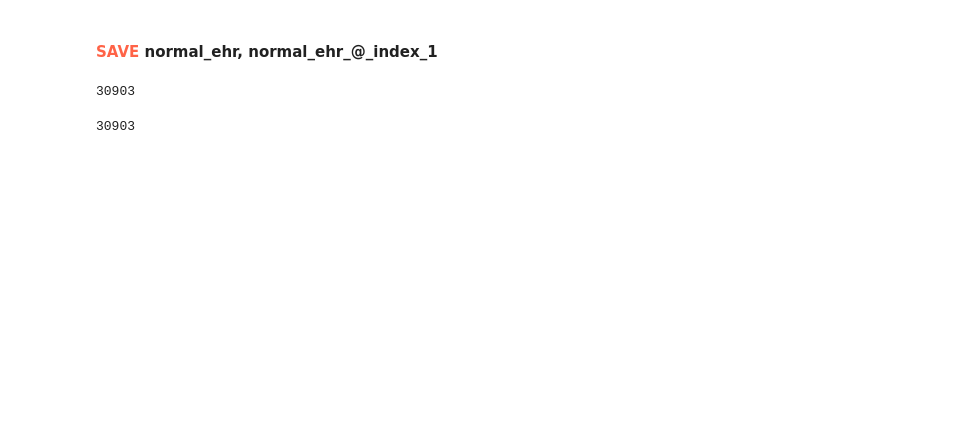
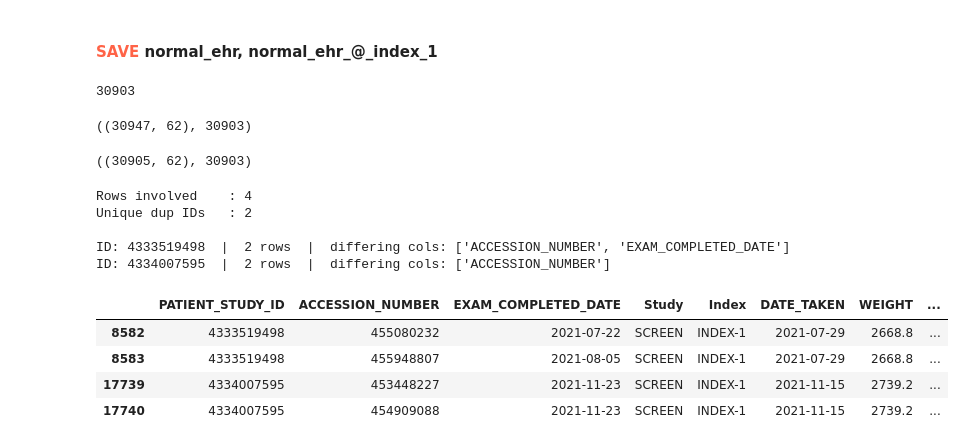
Before and after one commit to tracy01014/MO-DBT-data-curation, a Jupyter notebook: Code/normal_candidate_metadata.ipynb, the cells around one changed output. Drawn from its saved outputs; the diff is of its cells as text; code cells hidden in the pictures; blank space fills up the shorter version.

```diff
--- a/Code/normal_candidate_metadata.ipynb
+++ b/Code/normal_candidate_metadata.ipynb
@@ -179,3 +179,5 @@ df_patient_visit_ehr
+# %%
+df_patient_visit_ehr.sort_values(['PATIENT_STUDY_ID', 'EXAM_COMPLETED_DATE', 'ACCESSION_NUMBER'], ignore_index=True, inplace=True)
 # %% [markdown]
 #### <span style="color:#FF6347;">**SAVE**</span> **normal_ehr, normal_ehr_@_index_1**
 # %%
@@ -187,7 +189,39 @@ df_patient_visit_ehr['PATIENT_STUDY_ID'].nunique()
 30903
 # %%
 df_patient_ehr = df_patient_visit_ehr[df_patient_visit_ehr["Index"]=="INDEX-1"]
-# %%
-df_patient_ehr['PATIENT_STUDY_ID'].nunique()
-# %% [output]
-30903
+# %%
+df_patient_ehr.shape, df_patient_ehr["PATIENT_STUDY_ID"].nunique()
+# %% [output]
+((30947, 62), 30903)
+# %%
+df_patient_ehr = df_patient_ehr.drop_duplicates(
+    subset=["PATIENT_STUDY_ID", "ACCESSION_NUMBER"], keep = 'first').reset_index(drop = True)
+# %%
+df_patient_ehr.shape, df_patient_ehr["PATIENT_STUDY_ID"].nunique()
+# %% [output]
+((30905, 62), 30903)
+# %%
+dups = df_patient_ehr[df_patient_ehr.duplicated(subset='PATIENT_STUDY_ID', keep=False)].copy()
+
+print(f"Rows involved    : {len(dups)}")
+print(f"Unique dup IDs   : {dups['PATIENT_STUDY_ID'].nunique()}")
+print()
+
+# Show which columns differ between entries for the same patient
+for pid, grp in dups.groupby('PATIENT_STUDY_ID'):
+    varying = [c for c in grp.columns if grp[c].nunique(dropna=False) > 1]
+    print(f"ID: {pid}  |  {len(grp)} rows  |  differing cols: {varying}")
+# %% [output]
+Rows involved    : 4
+Unique dup IDs   : 2
+
+ID: 4333519498  |  2 rows  |  differing cols: ['ACCESSION_NUMBER', 'EXAM_COMPLETED_DATE']
+ID: 4334007595  |  2 rows  |  differing cols: ['ACCESSION_NUMBER']
+# %%
+dups
+# %% [output]
+|  | PATIENT_STUDY_ID | ACCESSION_NUMBER | EXAM_COMPLETED_DATE | Study | Index | DATE_TAKEN | WEIGHT | ... |
+| 8582 | 4333519498 | 455080232 | 2021-07-22 | SCREEN | INDEX-1 | 2021-07-29 | 2668.8 | ... |
+| 8583 | 4333519498 | 455948807 | 2021-08-05 | SCREEN | INDEX-1 | 2021-07-29 | 2668.8 | ... |
+| 17739 | 4334007595 | 453448227 | 2021-11-23 | SCREEN | INDEX-1 | 2021-11-15 | 2739.2 | ... |
+| 17740 | 4334007595 | 454909088 | 2021-11-23 | SCREEN | INDEX-1 | 2021-11-15 | 2739.2 | ... |
```
Also changed, not shown: parts of 5 cells of this notebook, 2 other files.
